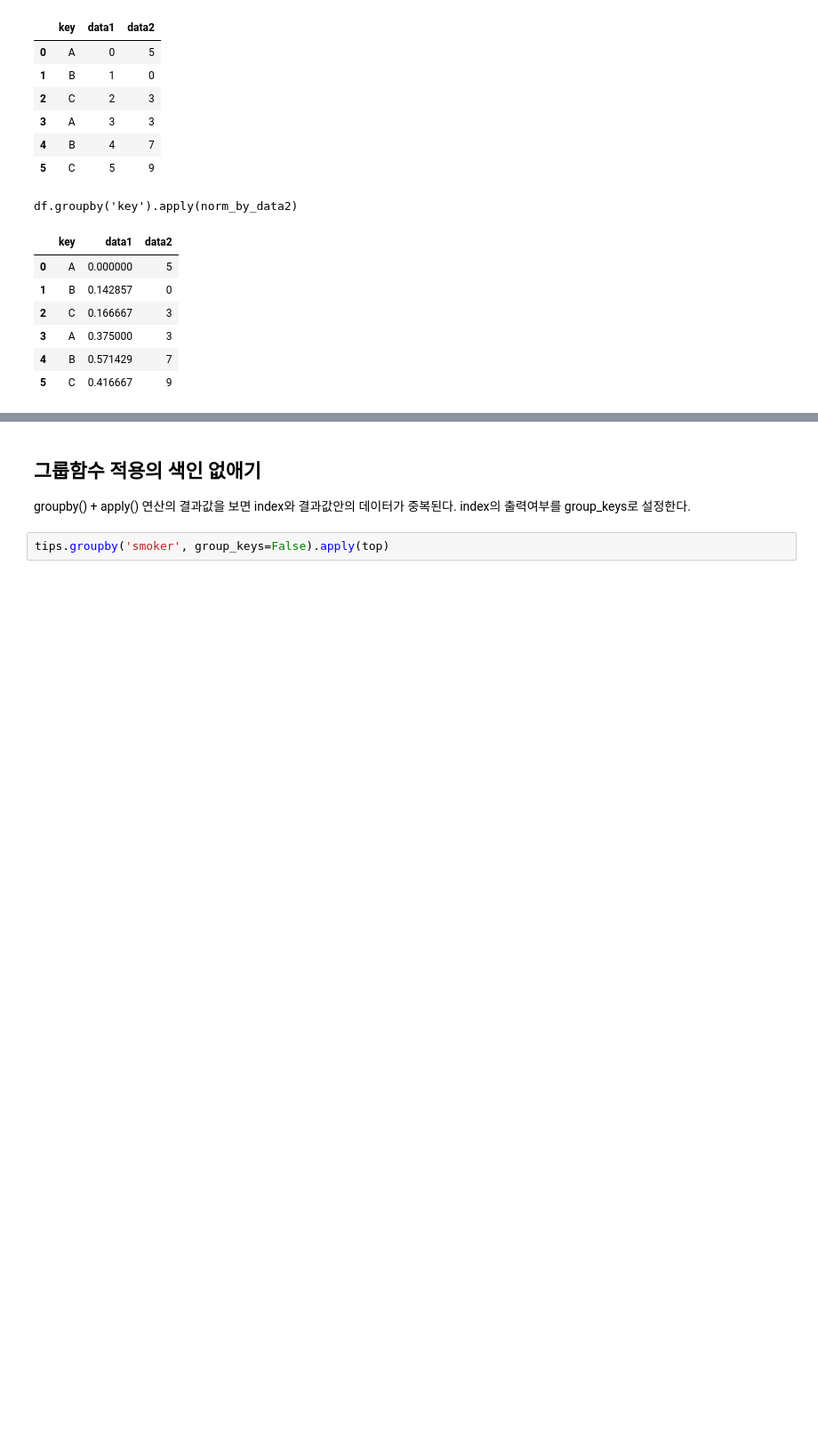
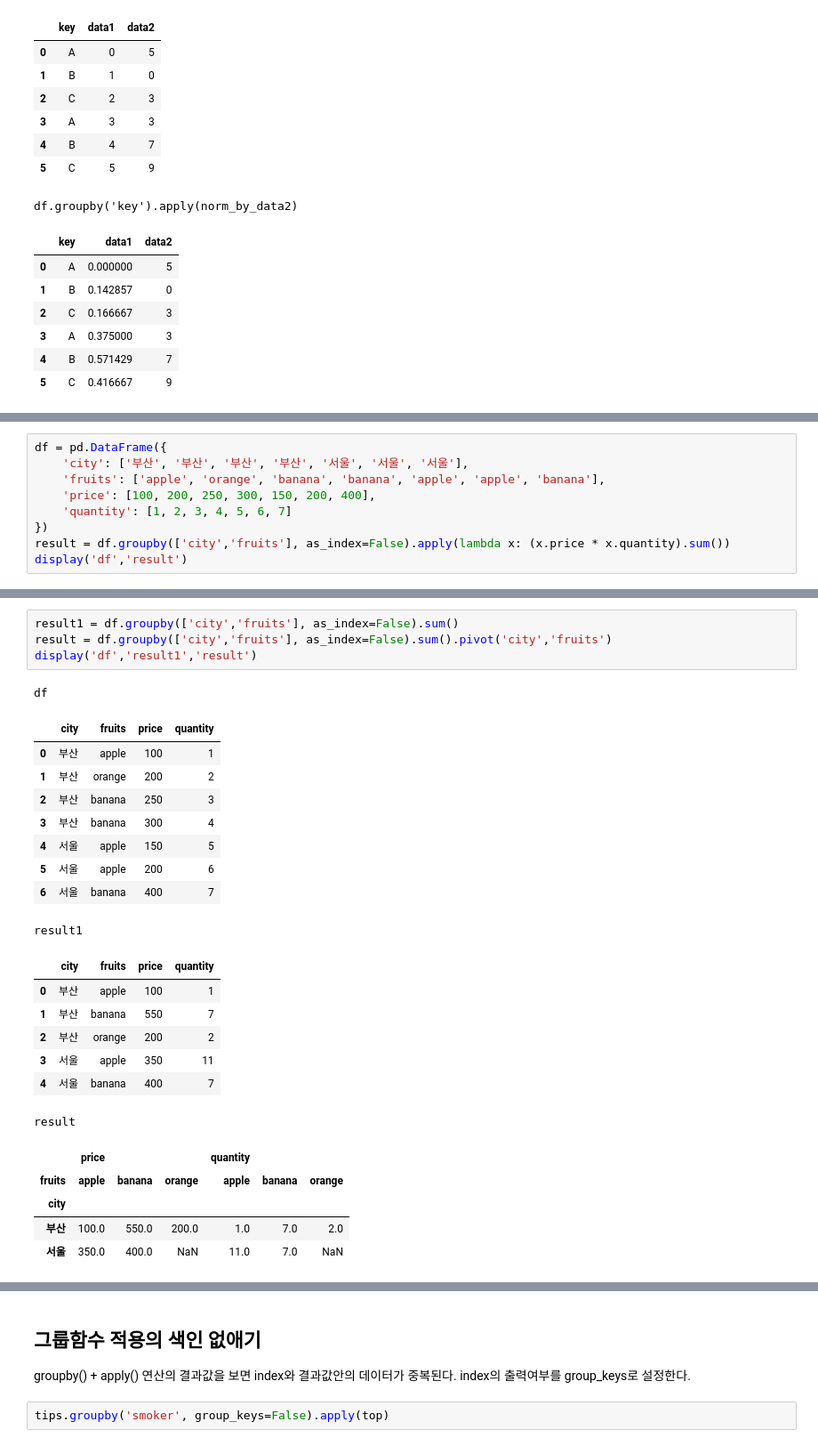
Before and after one commit to netager/Quick_Ref, a Jupyter notebook: data_analysis/Pandas/group_operation_transformation.ipynb.ipynb, the cells around one changed output, grey strips where cells are left out. Shown at 89% size. Drawn from its saved outputs; the diff is of its cells as text; blank space fills up the shorter version.

```diff
--- a/data_analysis/Pandas/group_operation_transformation.ipynb.ipynb
+++ b/data_analysis/Pandas/group_operation_transformation.ipynb.ipynb
@@ -386,0 +383,9 @@ KeyError: 'data1'
+# %%
+df = pd.DataFrame({
+    'city': ['부산', '부산', '부산', '부산', '서울', '서울', '서울'],
+    'fruits': ['apple', 'orange', 'banana', 'banana', 'apple', 'apple', 'banana'],
+    'price': [100, 200, 250, 300, 150, 200, 400],
+    'quantity': [1, 2, 3, 4, 5, 6, 7]
+})
+result = df.groupby(['city','fruits'], as_index=False).apply(lambda x: (x.price * x.quantity).sum())
+display('df','result')
@@ -386,0 +409,27 @@ KeyError: 'data1'
+# %%
+result1 = df.groupby(['city','fruits'], as_index=False).sum()
+result = df.groupby(['city','fruits'], as_index=False).sum().pivot('city','fruits')
+display('df','result1','result')
+# %% [output]
+df
+|  | city | fruits | price | quantity |
+| 0 | 부산 | apple | 100 | 1 |
+| 1 | 부산 | orange | 200 | 2 |
+| 2 | 부산 | banana | 250 | 3 |
+| 3 | 부산 | banana | 300 | 4 |
+| 4 | 서울 | apple | 150 | 5 |
+| 5 | 서울 | apple | 200 | 6 |
+| 6 | 서울 | banana | 400 | 7 |
+result1
+|  | city | fruits | price | quantity |
+| 0 | 부산 | apple | 100 | 1 |
+| 1 | 부산 | banana | 550 | 7 |
+| 2 | 부산 | orange | 200 | 2 |
+| 3 | 서울 | apple | 350 | 11 |
+| 4 | 서울 | banana | 400 | 7 |
+result
+|  | price |  |  | quantity |  |  |
+| fruits | apple | banana | orange | apple | banana | orange |
+| city |  |  |  |  |  |  |
+| 부산 | 100.0 | 550.0 | 200.0 | 1.0 | 7.0 | 2.0 |
+| 서울 | 350.0 | 400.0 | NaN | 11.0 | 7.0 | NaN |
```
Also changed, not shown: parts of 10 cells of this notebook.
